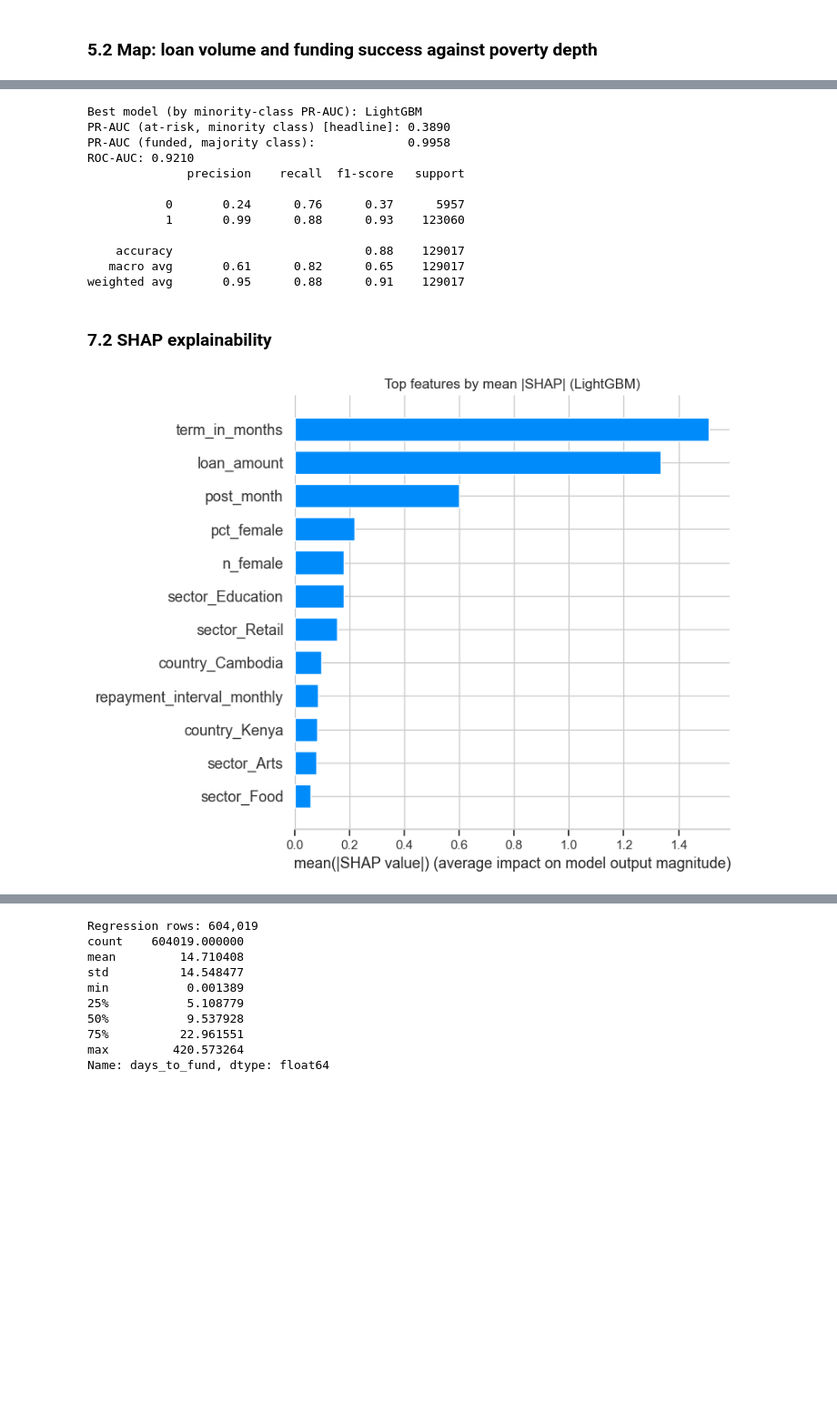
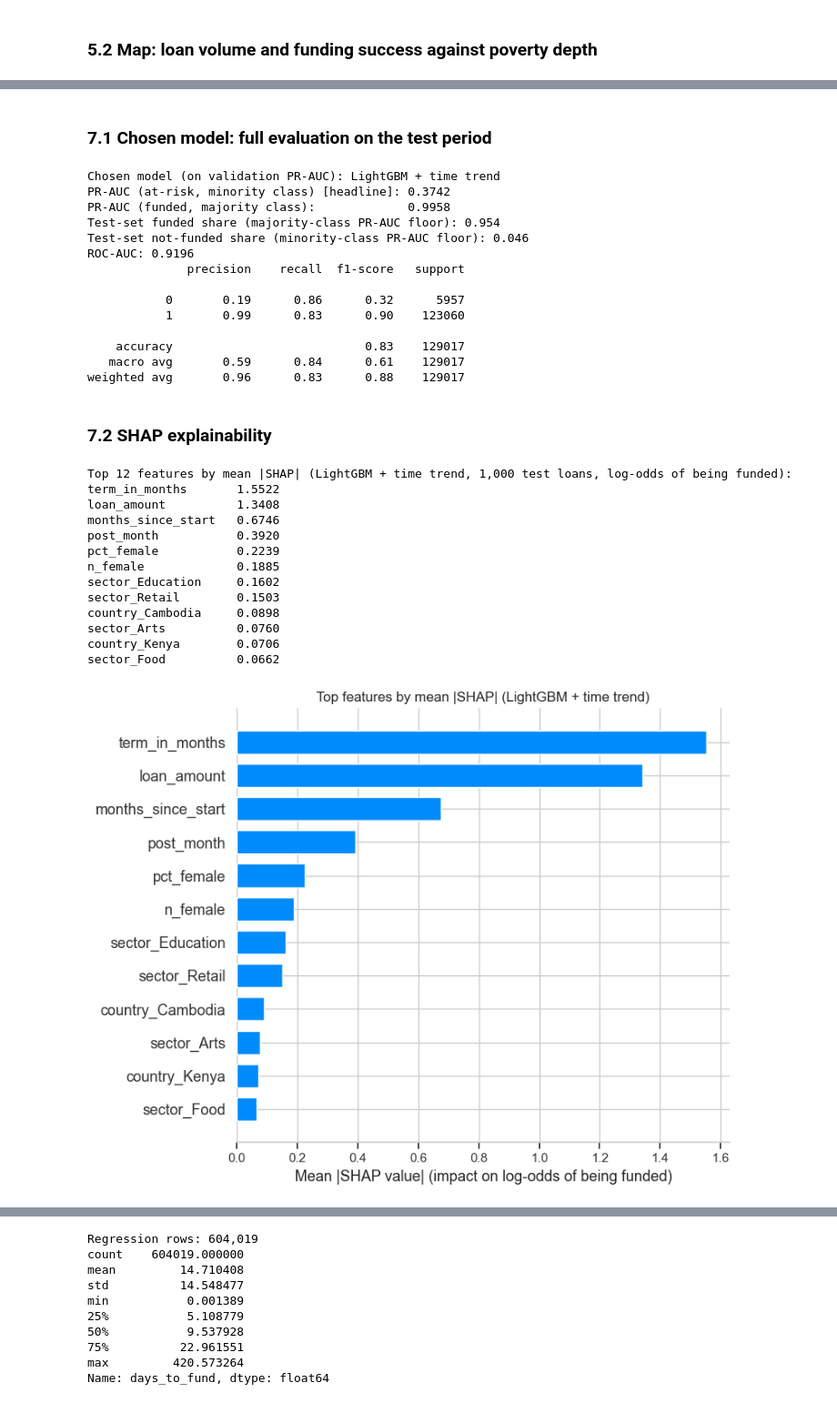
Before and after one commit to alvenyuka/Kiva-Loans-Microfinance-Analytics, a Jupyter notebook: Kiva_Loans_Microfinance_Analytics.ipynb, the cells around one changed output, grey strips where cells are left out. Shown at 91% size. Cells and saved outputs as stored; diff of their text form; code cells hidden in the pictures; blank space fills up the shorter version.

```diff
--- a/Kiva_Loans_Microfinance_Analytics.ipynb
+++ b/Kiva_Loans_Microfinance_Analytics.ipynb
@@ -617,61 +728,83 @@ the "at risk of not being funded" class this notebook is actually about.
+# %% [markdown]
+### 7.1 Chosen model: full evaluation on the test period
 # %%
-best_model_name = max(results_minority, key=results_minority.get)
-best_model = {"Logistic Regression": lr, "Random Forest": rf, "LightGBM": lgbm}[best_model_name]
-X_eval = X_test_scaled if best_model_name == "Logistic Regression" else X_test
-
-y_proba = best_model.predict_proba(X_eval)[:, 1]
 pr_auc_majority = average_precision_score(y_test, y_proba)
-pr_auc_minority = average_precision_score(1 - y_test, 1 - y_proba)
-print(f"Best model (by minority-class PR-AUC): {best_model_name}")
+pr_auc_minority = at_risk_pr_auc(y_test, y_proba)
+roc_auc = roc_auc_score(y_test, y_proba)
+print(f"Chosen model (on validation PR-AUC): {best_model_name}")
 print(f"PR-AUC (at-risk, minority class) [headline]: {pr_auc_minority:.4f}")
 print(f"PR-AUC (funded, majority class):             {pr_auc_majority:.4f}")
-print(f"ROC-AUC: {roc_auc_score(y_test, y_proba):.4f}")
+print(f"Test-set funded share (majority-class PR-AUC floor): {y_test.mean():.3f}")
+print(f"Test-set not-funded share (minority-class PR-AUC floor): {1 - y_test.mean():.3f}")
+print(f"ROC-AUC: {roc_auc:.4f}")
+report = classification_report(y_test, (y_proba >= 0.5).astype(int), output_dict=True)
 print(classification_report(y_test, (y_proba >= 0.5).astype(int)))
 # %% [output]
-Best model (by minority-class PR-AUC): LightGBM
-PR-AUC (at-risk, minority class) [headline]: 0.3890
+Chosen model (on validation PR-AUC): LightGBM + time trend
+PR-AUC (at-risk, minority class) [headline]: 0.3742
 PR-AUC (funded, majority class):             0.9958
-ROC-AUC: 0.9210
+Test-set funded share (majority-class PR-AUC floor): 0.954
+Test-set not-funded share (minority-class PR-AUC floor): 0.046
+ROC-AUC: 0.9196
               precision    recall  f1-score   support
 
-           0       0.24      0.76      0.37      5957
-           1       0.99      0.88      0.93    123060
+           0       0.19      0.86      0.32      5957
+           1       0.99      0.83      0.90    123060
 
-    accuracy                           0.88    129017
-   macro avg       0.61      0.82      0.65    129017
-weighted avg       0.95      0.88      0.91    129017
+    accuracy                           0.83    129017
+   macro avg       0.59      0.84      0.61    129017
+weighted avg       0.96      0.83      0.88    129017
 # %% [markdown]
 ### 7.2 SHAP explainability
 # %%
 import warnings
 
 # SHAP pulls in tqdm, which warns when ipywidgets is absent, and warns that
 # LightGBM's binary output format changed. Neither affects the values below.
 warnings.filterwarnings("ignore", message="IProgress not found")
 warnings.filterwarnings("ignore", message="LightGBM binary classifier with TreeExplainer")
 warnings.filterwarnings("ignore", message="The NumPy global RNG was seeded")
 import shap
 
-if best_model_name == "LightGBM":
-    explainer = shap.TreeExplainer(best_model)
-    sample_idx = np.random.RandomState(RANDOM_STATE).choice(len(X_test), size=min(1000, len(X_test)), replace=False)
-    X_sample = X_test.iloc[sample_idx]
-    shap_values = explainer.shap_values(X_sample)
-    if isinstance(shap_values, list):
-        shap_values = shap_values[1]
-    shap.summary_plot(shap_values, X_sample, plot_type="bar", max_display=12, show=False)
+best_cols = model_columns(X, CANDIDATES[best_model_name][1])
+sample = X_test[best_cols].sample(n=min(1000, len(X_test)), random_state=RANDOM_STATE)
+if best_model_name == "Logistic Regression":
+    scaler, linear = best_model[0], best_model[-1]
+    background = scaler.transform(X_train[best_cols].sample(n=5000, random_state=RANDOM_STATE))
+    shap_values = shap.LinearExplainer(linear, background).shap_values(scaler.transform(sample))
 else:
-    explainer = shap.Explainer(best_model, X_train if best_model_name == "Random Forest" else X_train_scaled)
-    sample = (X_test if best_model_name == "Random Forest" else X_test_scaled)[:1000]
-    shap_values = explainer(sample)
-    shap.summary_plot(shap_values, sample, plot_type="bar", max_display=12, show=False)
+    shap_values = shap.TreeExplainer(best_model).shap_values(sample)
+if isinstance(shap_values, list):
+    shap_values = shap_values[1]
+shap_values = np.asarray(shap_values)
+if shap_values.ndim == 3:
+    shap_values = shap_values[..., 1]
 
+mean_abs_shap = pd.Series(np.abs(shap_values).mean(axis=0), index=best_cols).sort_values(ascending=False)
+print(f"Top 12 features by mean |SHAP| ({best_model_name}, 1,000 test loans, log-odds of being funded):")
+print(mean_abs_shap.head(12).to_string(float_format=lambda v: f"{v:.4f}"))
+
+shap.summary_plot(shap_values, sample, plot_type="bar", max_display=12, show=False)
 plt.title(f"Top features by mean |SHAP| ({best_model_name})")
+plt.xlabel("Mean |SHAP value| (impact on log-odds of being funded)")
 plt.tight_layout()
 plt.savefig("figs/shap_summary.png", dpi=150, bbox_inches="tight")
 plt.show()
 # %% [output]
+Top 12 features by mean |SHAP| (LightGBM + time trend, 1,000 test loans, log-odds of being funded):
+term_in_months       1.5522
+loan_amount          1.3408
+months_since_start   0.6746
+post_month           0.3920
+pct_female           0.2239
+n_female             0.1885
+sector_Education     0.1602
+sector_Retail        0.1503
+country_Cambodia     0.0898
+sector_Arts          0.0760
+country_Kenya        0.0706
+sector_Food          0.0662
-[figure, old version]
+[figure, new version]
 # %% [markdown]
 ---
 
```
Also changed, not shown: parts of 31 cells of this notebook, 7 other files.
